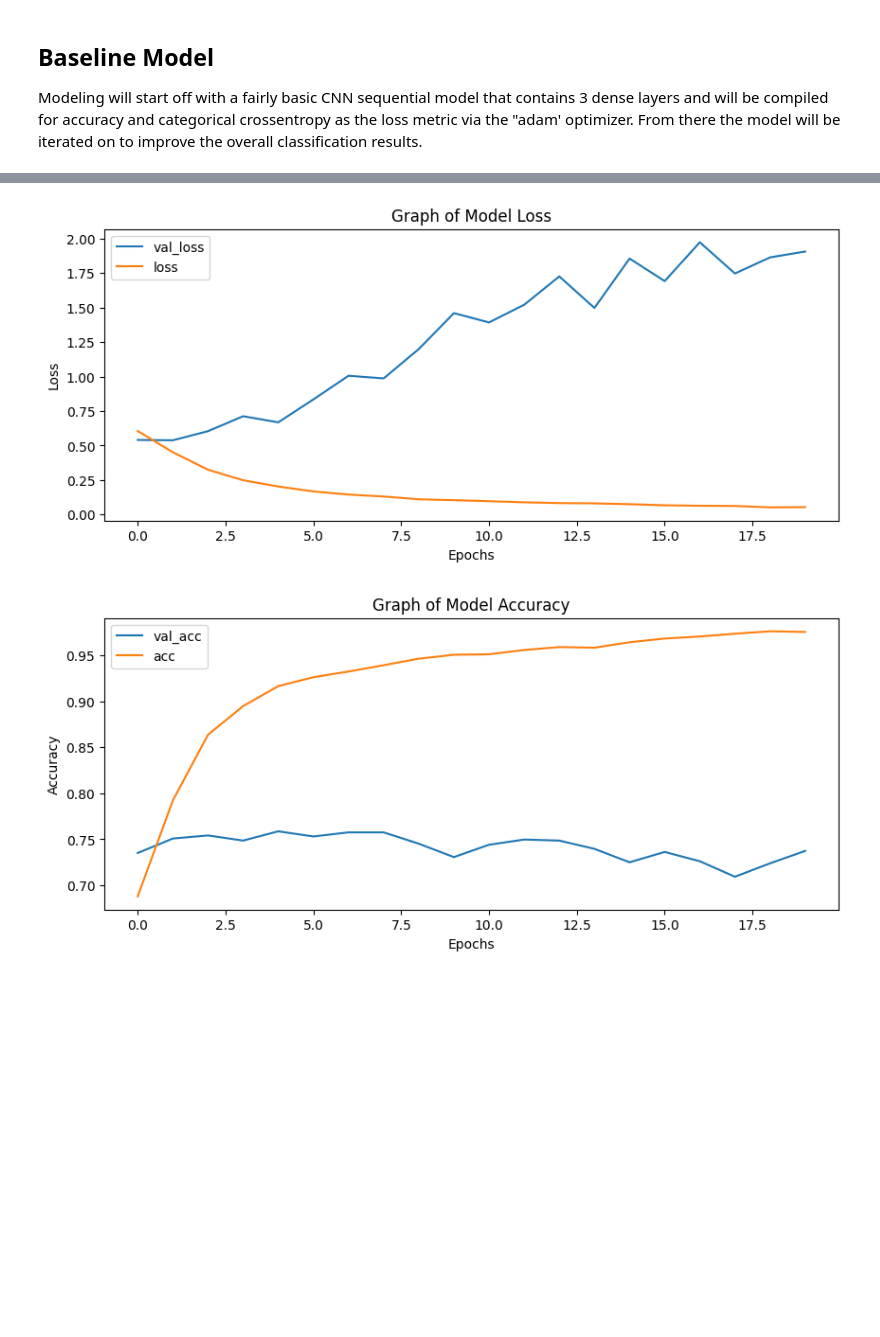
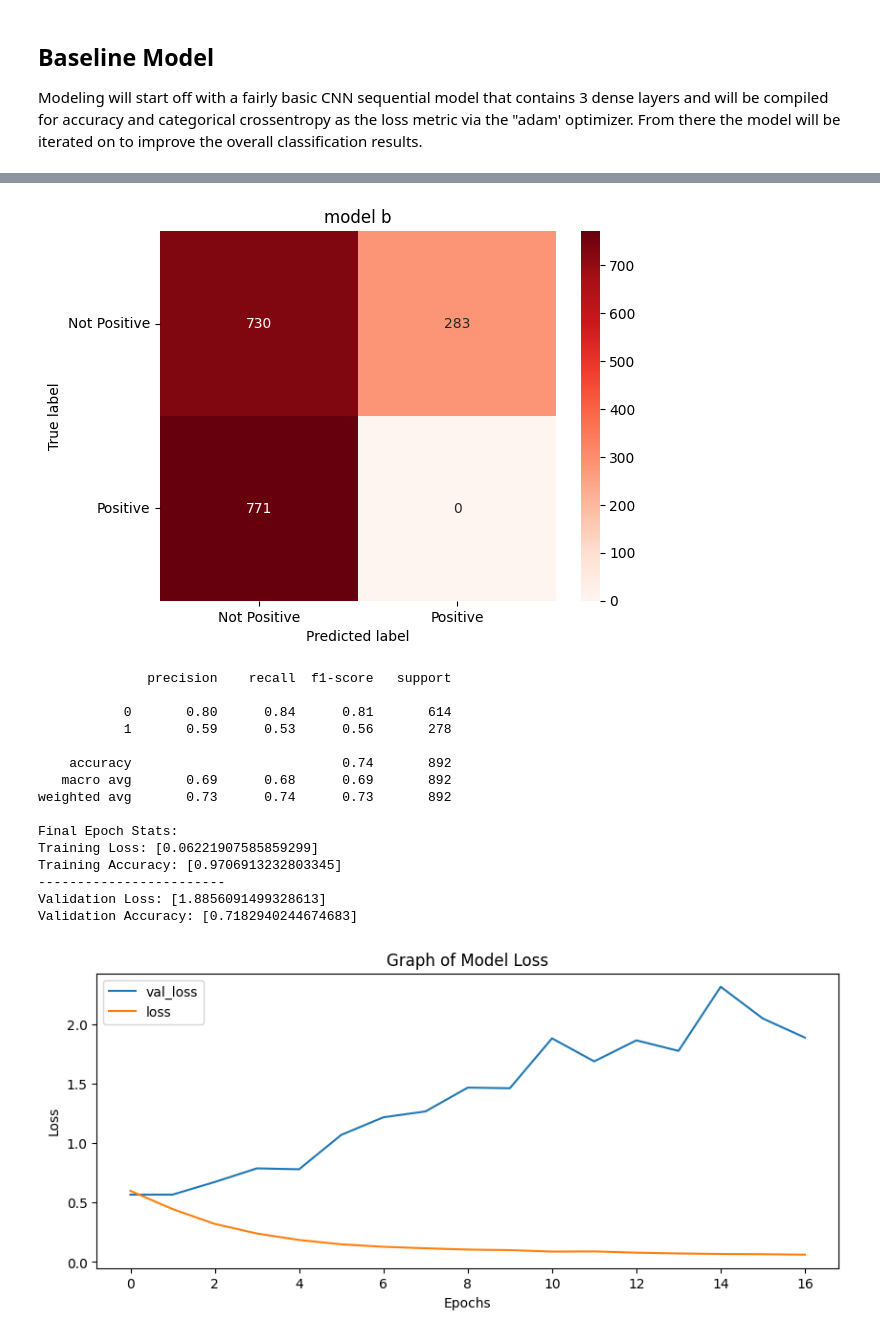
Before and after one commit to LucasFishbein/Positive_Tweet_Sentiment_CNN_Model, a Jupyter notebook: Positive Tweet Sentiment CNN Model.ipynb, the cells around one changed output, grey strips where cells are left out. Drawn from its saved outputs; the diff is of its cells as text; code cells hidden in the pictures; blank space fills up the shorter version.

```diff
--- a/Positive Tweet Sentiment CNN Model.ipynb
+++ b/Positive Tweet Sentiment CNN Model.ipynb
@@ -850,10 +886,10 @@ Prior to modeling the datase will be split into a training, testing and validati
 # %%
 #Defining padded array data and labels
 X = df_to_arrays(df_model)
-y = pd.get_dummies(df_model['Sentiment'], dtype=int).values
+y = df_model['Sentiment']
 
 #Splitting data into training data and remaining data to be split again into test and validation
-X_train, X_rem, y_train, y_rem = train_test_split(X, y, test_size = 0.20, random_state=42)
+X_train, X_rem, y_train, y_rem, = train_test_split(X, y, test_size = 0.20, random_state=42)
 
 #Splitting remaining 20% of data evenly between test and validation sets
 X_val, X_test, y_val, y_test = train_test_split(X_rem,y_rem, test_size=0.5)
@@ -935,6 +982,16 @@ def make_confusion_and_classification(model, model_name):
     This function creates a heatmapped confusion matrix as well as a classification report for the model that is input, the
     y_test set is used to compare to the model's X_test predictions to to create the scores.
     '''
+
+    #Show model.evaluate results
+    eval_metrics = model.evaluate(X_train, y_train, verbose=0)
+    print('The Accuracy for the training group was', eval_metrics[1]*100)
+    print('The Loss for the training group was', eval_metrics[0])
+    print('--------------------------------------')
+    eval_metrics = model.evaluate(X_test, y_test, verbose=0)
+    print('The Accuracy for the test group was', eval_metrics[1]*100)
+    print('The Loss for the test group was', eval_metrics[0])
+
     #Make Predictions for model
     preds = model.predict(X_test)
 
@@ -957,7 +1014,7 @@ def make_confusion_and_classification(model, model_name):
     plt.show()
 
     #generate classification report
-    print(classification_report(np.argmax(y_test, axis=1), np.argmax(preds, axis=1)))
+    print(classification_report(y_test, np.argmax(preds, axis=1)))
 # %% [markdown]
 ## Baseline Model
 
@@ -1179,19 +1374,19 @@ Validation Accuracy: [0.6644219756126404]
 # %%
-model4 = Sequential()
+model_b = Sequential()
 
-model4.add(Embedding(input_dim = lexicon_length, output_dim = 128, input_length = 25))
-model4.add(LSTM(128, return_sequences = True))
-model4.add(GlobalMaxPool1D())
-model4.add(Dense(64, activation='relu'))
-model4.add(Dense(16, activation='relu'))
-model4.add(Dense(2, activation='softmax'))
+model_b.add(Embedding(input_dim = lexicon_length, output_dim = 128, input_length = 25))
+model_b.add(LSTM(128, return_sequences = True))
+model_b.add(GlobalMaxPool1D())
+model_b.add(Dense(64, activation='relu'))
+model_b.add(Dense(16, activation='relu'))
+model_b.add(Dense(2, activation='softmax'))
 
 
 opt = keras.optimizers.legacy.Adam(learning_rate=0.0012)
-model4.compile(optimizer=opt, loss='categorical_crossentropy', metrics=['accuracy'])
-model4.summary()
+model_b.compile(optimizer=opt, loss='categorical_crossentropy', metrics=['accuracy'])
+model_b.summary()
 
-model4_results = model4.fit(X_train, y_train, epochs=100, batch_size=20,
+model_b_results = model_b.fit(X_train, y_train, epochs=100, batch_size=20,
                     validation_data=(X_val, y_val), verbose = 1,
                    callbacks=early_stop)
 # %% [output]
@@ -1215,3 +1410,4 @@ Epoch 20/100
 # %%
-visualize_model_performance(model4_results)
+make_confusion_and_classification(model_b, 'model b')
+visualize_model_performance(model_b_results)
 # %% [output]
@@ -1224,2 +1417,17 @@ Validation Accuracy: [0.7373737096786499]
-[figure, old version]
+[figure, new version]
+              precision    recall  f1-score   support
+
+           0       0.80      0.84      0.81       614
+           1       0.59      0.53      0.56       278
+
+    accuracy                           0.74       892
+   macro avg       0.69      0.68      0.69       892
+weighted avg       0.73      0.74      0.73       892
+
+Final Epoch Stats:
+Training Loss: [0.06221907585859299]
+Training Accuracy: [0.9706913232803345]
+------------------------
+Validation Loss: [1.8856091499328613]
+Validation Accuracy: [0.7182940244674683]
-[figure, old version]
+[figure, new version]
```
Also changed, not shown: parts of 46 cells of this notebook.
